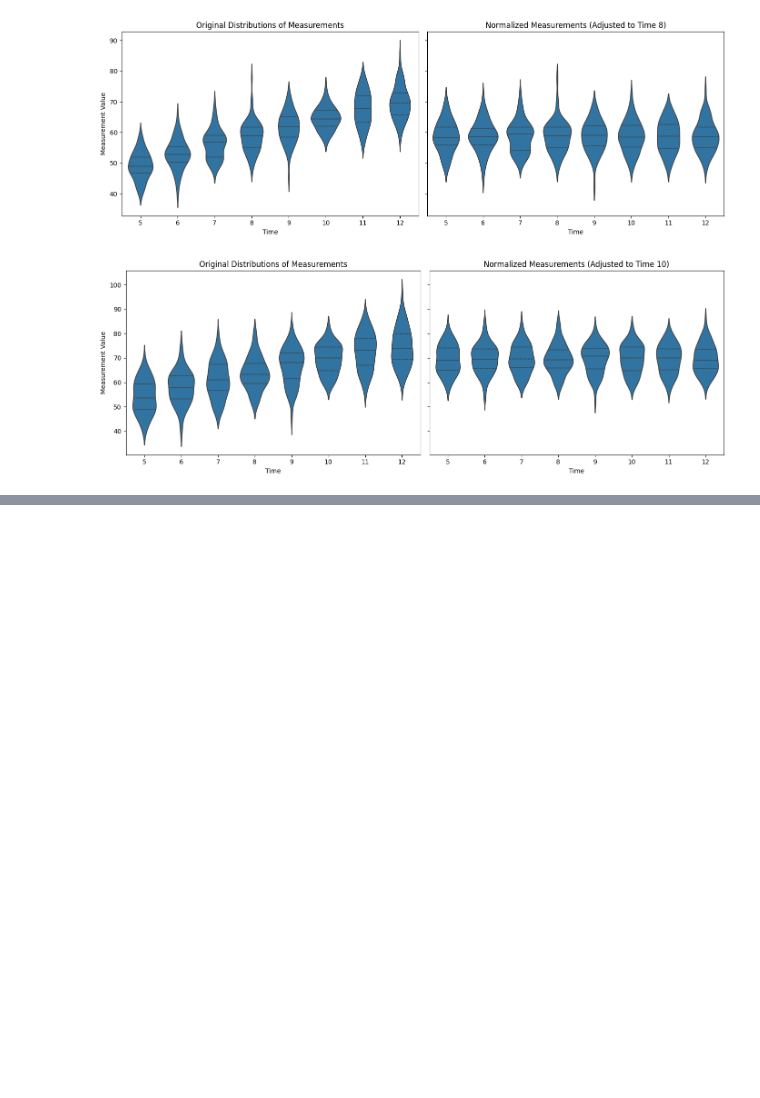
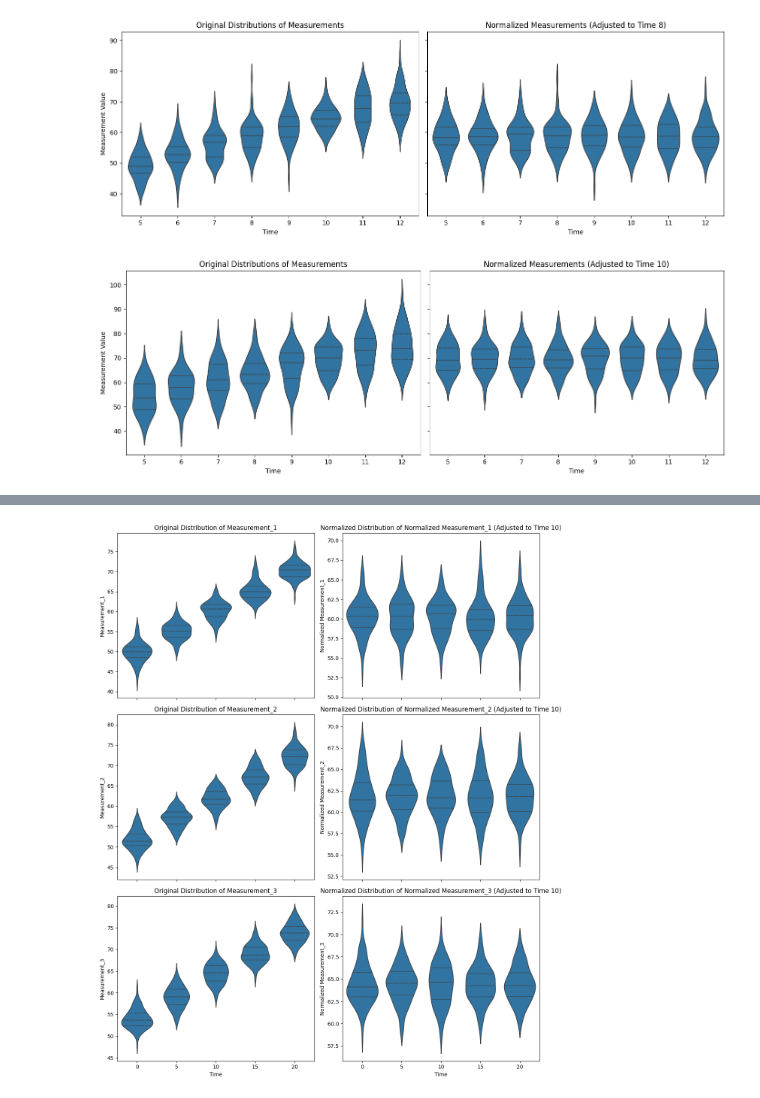
Before and after one commit to foxtrotmike/CS909, a Jupyter notebook: time_normalise.ipynb, the cells around one changed output, grey strips where cells are left out. Drawn from its saved outputs; the diff is of its cells as text; code cells hidden in the pictures; blank space fills up the shorter version.

```diff
--- a/time_normalise.ipynb
+++ b/time_normalise.ipynb
@@ -144,0 +215,98 @@ plt.show()
+# %%
+# Import necessary libraries
+import numpy as np
+import pandas as pd
+import matplotlib.pyplot as plt
+import seaborn as sns
+from sklearn.mixture import GaussianMixture
+from scipy.linalg import sqrtm, inv
+
+# Generate synthetic multivariate data (each patient has only ONE measurement at a single time)
+np.random.seed(42)
+n_patients = 500
+time_points = np.array([0, 5, 10, 15, 20])  # Discrete time points
+dim_g = 3  # Number of dimensions in g_i (adjustable)
+
+# Define time-dependent mean trends
+mean_trend = np.linspace(50, 70, len(time_points))  # Mean change over time
+std_dev = 5  # Standard deviation for each dimension
+
+# Simulate multivariate measurements (each patient has a single measurement at a given time)
+data = []
+for i in range(n_patients):
+    t = np.random.choice(time_points)  # Each patient has ONE measurement at a single random time
+    mu_t = np.array([mean_trend[list(time_points).index(t)] + i * 2 for i in range(dim_g)])
+    cov_t = np.eye(dim_g) * std_dev  # Independent features
+    g_i = np.random.multivariate_normal(mu_t, cov_t)  # Single observation
+    data.append([t] + list(g_i))
+
+# Create DataFrame
+columns = ["Time"] + [f"Measurement_{i+1}" for i in range(dim_g)]
+df = pd.DataFrame(data, columns=columns)
+
+# Fit Multivariate GMMs at each time point
+n_components = 2  # Assume 2 subpopulations per time point
+fitted_means = {}
+fitted_covs = {}
+
+for t in time_points:
+    subset = df[df["Time"] == t].iloc[:, 1:].values  # Extract measurement columns
+    gmm = GaussianMixture(n_components=n_components, random_state=42)
+    gmm.fit(subset)
+
+    # Compute the weighted mean and covariance
+    weights = gmm.weights_
+    means = gmm.means_
+    covariances = gmm.covariances_
+
+    weighted_mean = np.sum(weights[:, None] * means, axis=0)
+    weighted_cov = np.sum(weights[:, None, None] * covariances, axis=0)
+
+    fitted_means[t] = weighted_mean
+    fitted_covs[t] = weighted_cov
+
+# Choose reference time (e.g., time = 10)
+t_ref = 10
+mu_ref = fitted_means[t_ref]
+cov_ref = fitted_covs[t_ref]
+
+# Normalize measurements for all dimensions
+def normalize_multivariate(row):
+    t_i = row["Time"]
+    mu_t = fitted_means[t_i]
+    cov_t = fitted_covs[t_i]
+
+    # Whitening transform
+    whitening_transform = sqrtm(inv(cov_t))
+    re_scaling_transform = sqrtm(cov_ref)
+
+    g_original = np.array(row.iloc[1:])  # Extract measurement vector
+    g_transformed = re_scaling_transform @ whitening_transform @ (g_original - mu_t) + mu_ref
+
+    return pd.Series(g_transformed)
+
+# Apply normalization
+normalized_columns = [f"Normalized Measurement_{i+1}" for i in range(dim_g)]
+df[normalized_columns] = df.apply(normalize_multivariate, axis=1)
+
+# Plot original and normalized distributions for each measurement variable
+fig, axes = plt.subplots(dim_g, 2, figsize=(12, 5 * dim_g), sharex=True)
+
+for i in range(dim_g):
+    measurement_col = f"Measurement_{i+1}"
+    normalized_col = f"Normalized Measurement_{i+1}"
+
+    # Original distribution
+    sns.violinplot(x="Time", y=measurement_col, data=df, ax=axes[i, 0], inner="quartile")
+    axes[i, 0].set_title(f"Original Distribution of {measurement_col}")
+    axes[i, 0].set_ylabel(measurement_col)
+
+    # Normalized distribution
+    sns.violinplot(x="Time", y=normalized_col, data=df, ax=axes[i, 1], inner="quartile")
+    axes[i, 1].set_title(f"Normalized Distribution of {normalized_col} (Adjusted to Time {t_ref})")
+    axes[i, 1].set_ylabel(normalized_col)
+
+plt.tight_layout()
+plt.show()
+# %% [output]
+[figure, added]
```
Also changed, not shown: parts of 2 cells of this notebook.
